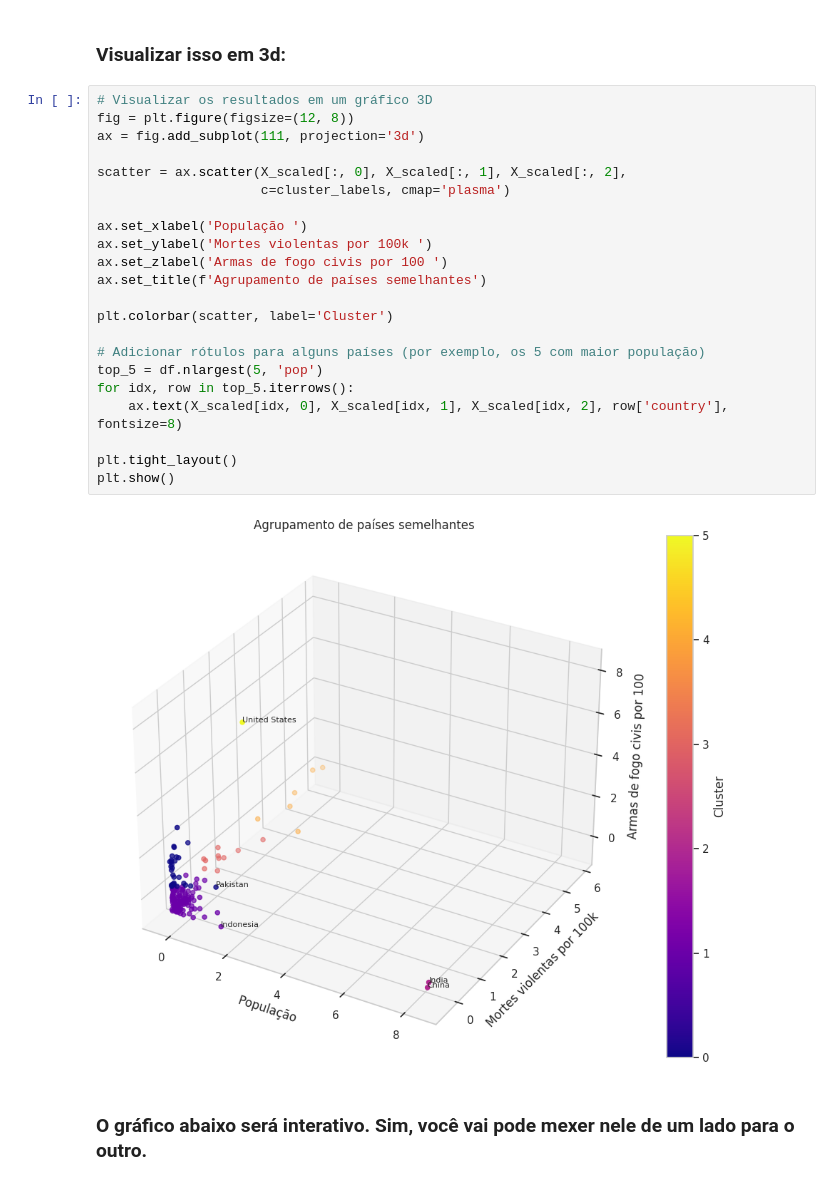
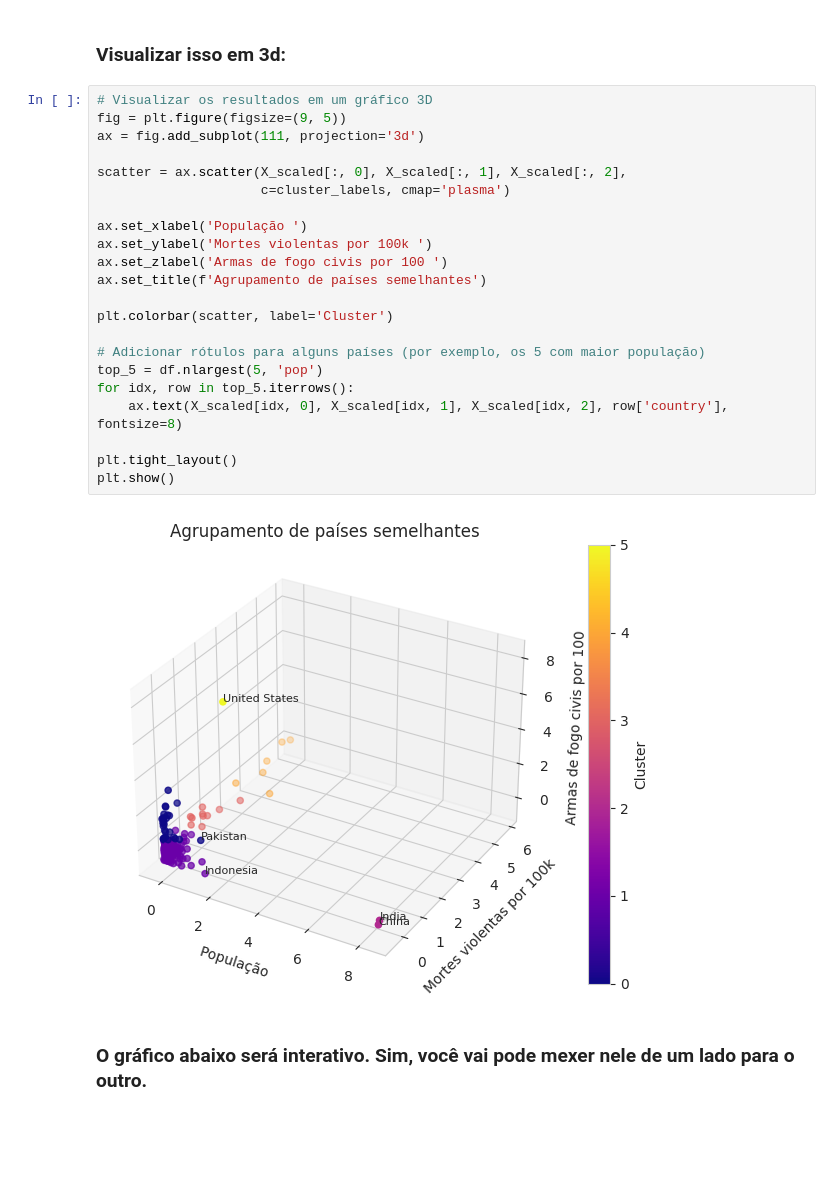
Before and after one commit to jlcamelo2350/Dados-e-automacao, a Jupyter notebook: Análise da Relação Armas de Fogo e Homicídios Globais/Projeto_Armas_de_fogo_e_Mortes_Violentas1.ipynb, the cells around one changed output. Cells and saved outputs as stored; diff of their text form; blank space fills up the shorter version.

```diff
--- a/Análise da Relação Armas de Fogo e Homicídios Globais/Projeto_Armas_de_fogo_e_Mortes_Violentas1.ipynb
+++ b/Análise da Relação Armas de Fogo e Homicídios Globais/Projeto_Armas_de_fogo_e_Mortes_Violentas1.ipynb
@@ -546,28 +545,28 @@ df['Cluster'] = cluster_labels
 ### Visualizar isso em 3d:
 # %%
 # Visualizar os resultados em um gráfico 3D
-fig = plt.figure(figsize=(12, 8))
+fig = plt.figure(figsize=(9, 5))
 ax = fig.add_subplot(111, projection='3d')
 
 scatter = ax.scatter(X_scaled[:, 0], X_scaled[:, 1], X_scaled[:, 2],
                      c=cluster_labels, cmap='plasma')
 
 ax.set_xlabel('População ')
 ax.set_ylabel('Mortes violentas por 100k ')
 ax.set_zlabel('Armas de fogo civis por 100 ')
 ax.set_title(f'Agrupamento de países semelhantes')
 
 plt.colorbar(scatter, label='Cluster')
 
 # Adicionar rótulos para alguns países (por exemplo, os 5 com maior população)
 top_5 = df.nlargest(5, 'pop')
 for idx, row in top_5.iterrows():
     ax.text(X_scaled[idx, 0], X_scaled[idx, 1], X_scaled[idx, 2], row['country'], fontsize=8)
 
 plt.tight_layout()
 plt.show()
 # %% [output]
-[figure, old version]
+[figure, new version]
 # %% [markdown]
 ### O gráfico abaixo será interativo. Sim, você vai pode mexer nele de um lado para o outro.
 # %%
```
Also changed, not shown: parts of 31 cells of this notebook.
